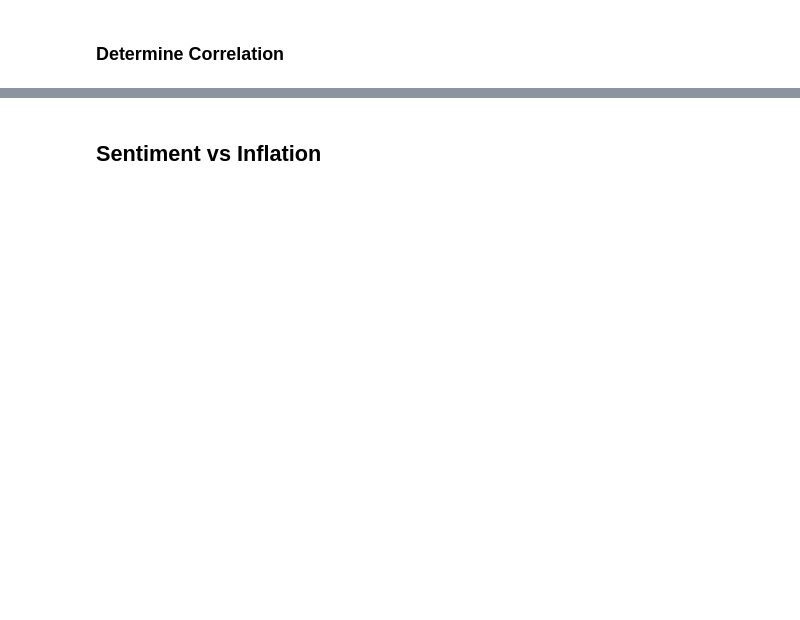
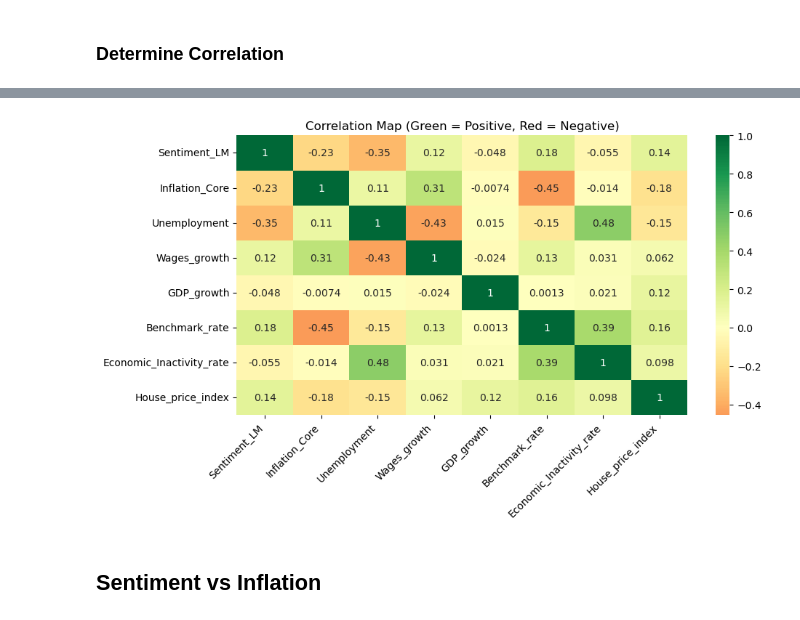
Before and after one commit to tobiajenifuja/BoE_Sentiment_Analysis, a Jupyter notebook: notebooks/insightnexus_master_notebook.ipynb, the cells around one changed output, grey strips where cells are left out. Saved outputs shown, nothing was run; the diff lists cells and outputs as text; code cells hidden in the pictures; blank space fills up the shorter version.

```diff
--- a/notebooks/insightnexus_master_notebook.ipynb
+++ b/notebooks/insightnexus_master_notebook.ipynb
@@ -179,13 +210,16 @@ variables_clean.corr()
 # %%
 # Determine correlation
-corr = variables_clean.corr()
+corr = variables_clean.corr(numeric_only=True)
 
 # Create the correlation heatmap
 
-plt.figure(figsize=(10, 8))
+plt.figure(figsize=(10, 5))
 sns.heatmap(corr, annot=True, cmap='RdYlGn', center=0)
 plt.title('Correlation Map (Green = Positive, Red = Negative)')
+plt.xticks(rotation=45, ha='right')
 plt.show()
+# %% [output]
+[figure, added]
 # %% [markdown]
 ## Sentiment vs Inflation
 # %%
```
Also changed, not shown: parts of 34 cells of this notebook, 10 other files.
